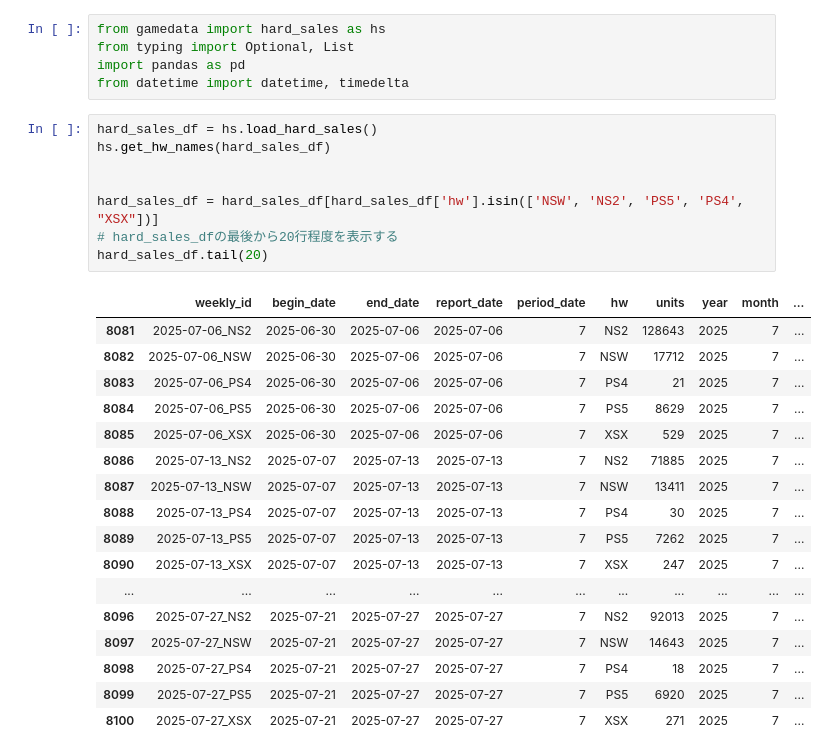
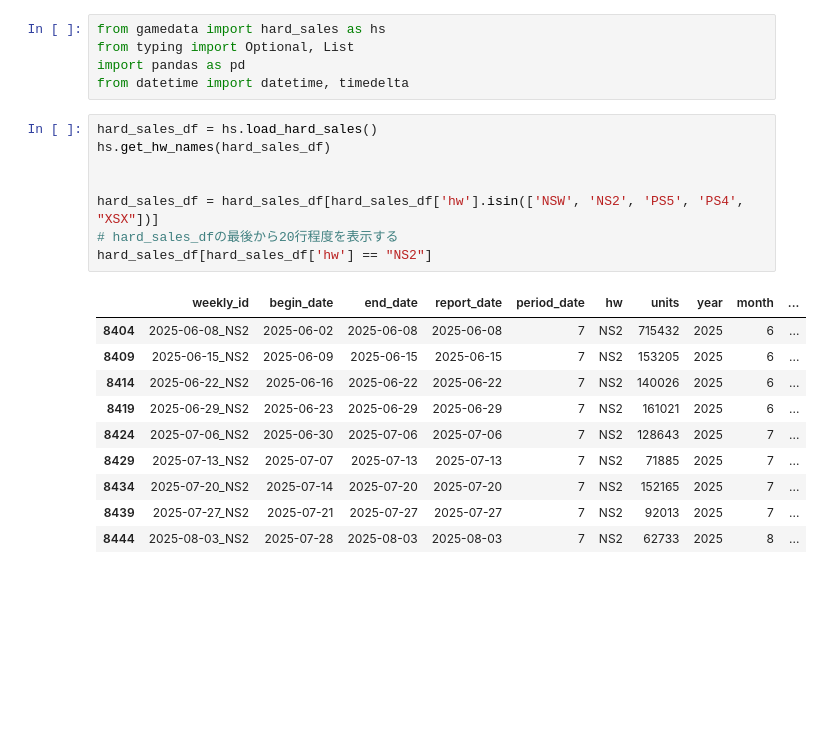
Before and after one commit to hidenden/gamedata, a Jupyter notebook: notebook/dev/hard_sales.ipynb, the cells around one changed output. Drawn from its saved outputs; the diff is of its cells as text; blank space fills up the shorter version.

```diff
--- a/notebook/dev/hard_sales.ipynb
+++ b/notebook/dev/hard_sales.ipynb
@@ -6,29 +6,22 @@ from datetime import datetime, timedelta
 # %%
 hard_sales_df = hs.load_hard_sales()
 hs.get_hw_names(hard_sales_df)
 
 
 hard_sales_df = hard_sales_df[hard_sales_df['hw'].isin(['NSW', 'NS2', 'PS5', 'PS4', "XSX"])]
 # hard_sales_dfの最後から20行程度を表示する
-hard_sales_df.tail(20)
+hard_sales_df[hard_sales_df['hw'] == "NS2"]
 # %% [output]
 |  | weekly_id | begin_date | end_date | report_date | period_date | hw | units | year | month | ... |
-| 8081 | 2025-07-06_NS2 | 2025-06-30 | 2025-07-06 | 2025-07-06 | 7 | NS2 | 128643 | 2025 | 7 | ... |
-| 8082 | 2025-07-06_NSW | 2025-06-30 | 2025-07-06 | 2025-07-06 | 7 | NSW | 17712 | 2025 | 7 | ... |
-| 8083 | 2025-07-06_PS4 | 2025-06-30 | 2025-07-06 | 2025-07-06 | 7 | PS4 | 21 | 2025 | 7 | ... |
-| 8084 | 2025-07-06_PS5 | 2025-06-30 | 2025-07-06 | 2025-07-06 | 7 | PS5 | 8629 | 2025 | 7 | ... |
-| 8085 | 2025-07-06_XSX | 2025-06-30 | 2025-07-06 | 2025-07-06 | 7 | XSX | 529 | 2025 | 7 | ... |
-| 8086 | 2025-07-13_NS2 | 2025-07-07 | 2025-07-13 | 2025-07-13 | 7 | NS2 | 71885 | 2025 | 7 | ... |
-| 8087 | 2025-07-13_NSW | 2025-07-07 | 2025-07-13 | 2025-07-13 | 7 | NSW | 13411 | 2025 | 7 | ... |
-| 8088 | 2025-07-13_PS4 | 2025-07-07 | 2025-07-13 | 2025-07-13 | 7 | PS4 | 30 | 2025 | 7 | ... |
-| 8089 | 2025-07-13_PS5 | 2025-07-07 | 2025-07-13 | 2025-07-13 | 7 | PS5 | 7262 | 2025 | 7 | ... |
-| 8090 | 2025-07-13_XSX | 2025-07-07 | 2025-07-13 | 2025-07-13 | 7 | XSX | 247 | 2025 | 7 | ... |
-| ... | ... | ... | ... | ... | ... | ... | ... | ... | ... | ... |
-| 8096 | 2025-07-27_NS2 | 2025-07-21 | 2025-07-27 | 2025-07-27 | 7 | NS2 | 92013 | 2025 | 7 | ... |
-| 8097 | 2025-07-27_NSW | 2025-07-21 | 2025-07-27 | 2025-07-27 | 7 | NSW | 14643 | 2025 | 7 | ... |
-| 8098 | 2025-07-27_PS4 | 2025-07-21 | 2025-07-27 | 2025-07-27 | 7 | PS4 | 18 | 2025 | 7 | ... |
-| 8099 | 2025-07-27_PS5 | 2025-07-21 | 2025-07-27 | 2025-07-27 | 7 | PS5 | 6920 | 2025 | 7 | ... |
-| 8100 | 2025-07-27_XSX | 2025-07-21 | 2025-07-27 | 2025-07-27 | 7 | XSX | 271 | 2025 | 7 | ... |
+| 8404 | 2025-06-08_NS2 | 2025-06-02 | 2025-06-08 | 2025-06-08 | 7 | NS2 | 715432 | 2025 | 6 | ... |
+| 8409 | 2025-06-15_NS2 | 2025-06-09 | 2025-06-15 | 2025-06-15 | 7 | NS2 | 153205 | 2025 | 6 | ... |
+| 8414 | 2025-06-22_NS2 | 2025-06-16 | 2025-06-22 | 2025-06-22 | 7 | NS2 | 140026 | 2025 | 6 | ... |
+| 8419 | 2025-06-29_NS2 | 2025-06-23 | 2025-06-29 | 2025-06-29 | 7 | NS2 | 161021 | 2025 | 6 | ... |
+| 8424 | 2025-07-06_NS2 | 2025-06-30 | 2025-07-06 | 2025-07-06 | 7 | NS2 | 128643 | 2025 | 7 | ... |
+| 8429 | 2025-07-13_NS2 | 2025-07-07 | 2025-07-13 | 2025-07-13 | 7 | NS2 | 71885 | 2025 | 7 | ... |
+| 8434 | 2025-07-20_NS2 | 2025-07-14 | 2025-07-20 | 2025-07-20 | 7 | NS2 | 152165 | 2025 | 7 | ... |
+| 8439 | 2025-07-27_NS2 | 2025-07-21 | 2025-07-27 | 2025-07-27 | 7 | NS2 | 92013 | 2025 | 7 | ... |
+| 8444 | 2025-08-03_NS2 | 2025-07-28 | 2025-08-03 | 2025-08-03 | 7 | NS2 | 62733 | 2025 | 8 | ... |
 # %%
 latest_df = hs.extract_latest(hard_sales_df)
 latest_df
```
Also changed, not shown: parts of 6 cells of this notebook, 9 other files.
